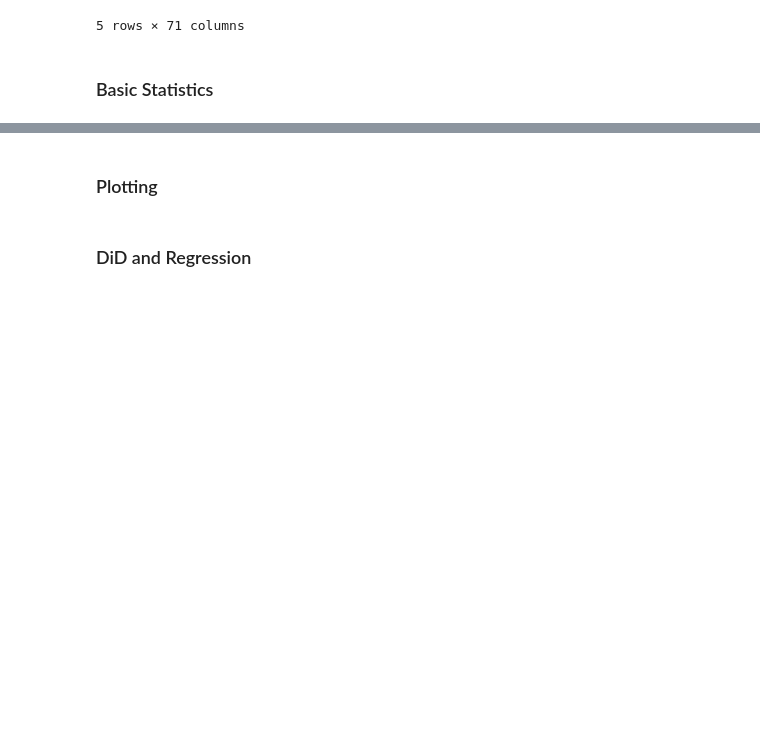
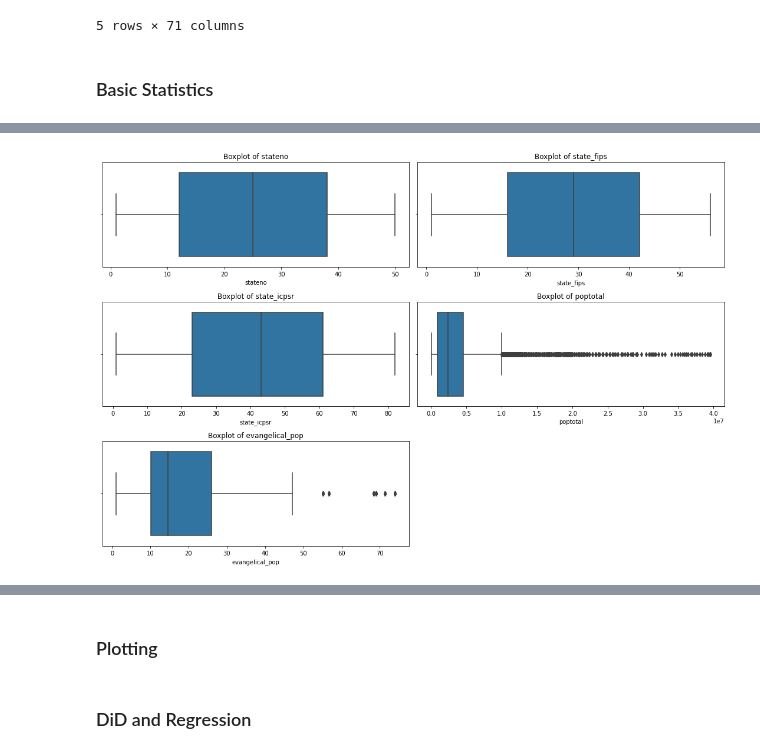
Before and after one commit to SaverioPCapra/metrics_theory_2_project, a Jupyter notebook: tutorial.ipynb, the cells around one changed output, grey strips where cells are left out. Cells and saved outputs as stored; diff of their text form; code cells hidden in the pictures; blank space fills up the shorter version.

```diff
--- a/tutorial.ipynb
+++ b/tutorial.ipynb
@@ -314,0 +377,13 @@ df[(df["state"] == "Alaska")&(df["poptotal"]>532495)].head()
+# %%
+# boxplot of the first k numerical variables
+k=5
+num_cols = df.select_dtypes(include=[np.number]).columns[:k]
+plt.figure(figsize=(15, 10))
+for idx, col in enumerate(num_cols):
+    plt.subplot((len(num_cols)+1)//2, 2, idx+1)
+    sns.boxplot(x=df[col])
+    plt.title(f"Boxplot of {col}")
+plt.tight_layout()
+plt.show()
+# %% [output]
+[figure, added]
```
Also changed, not shown: parts of 9 cells of this notebook.
